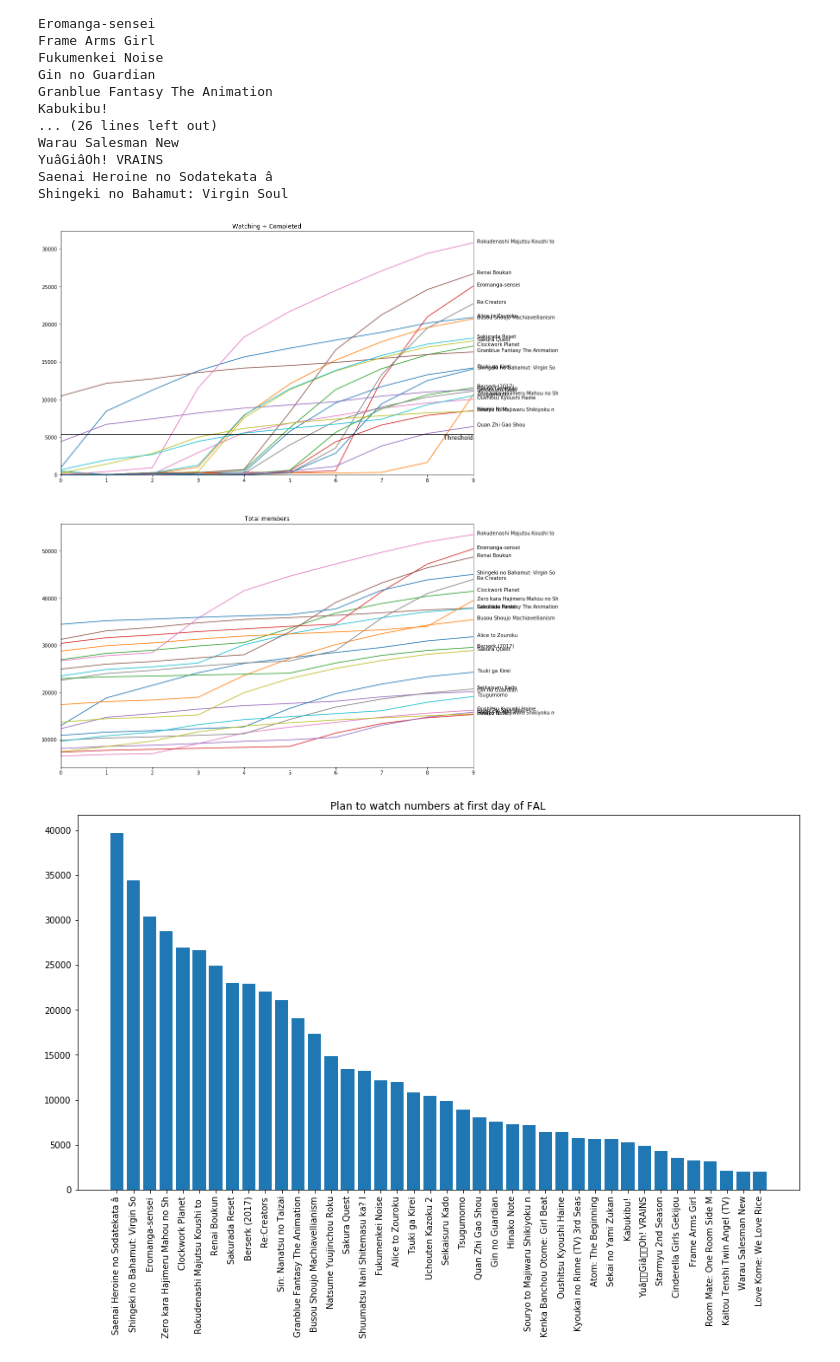
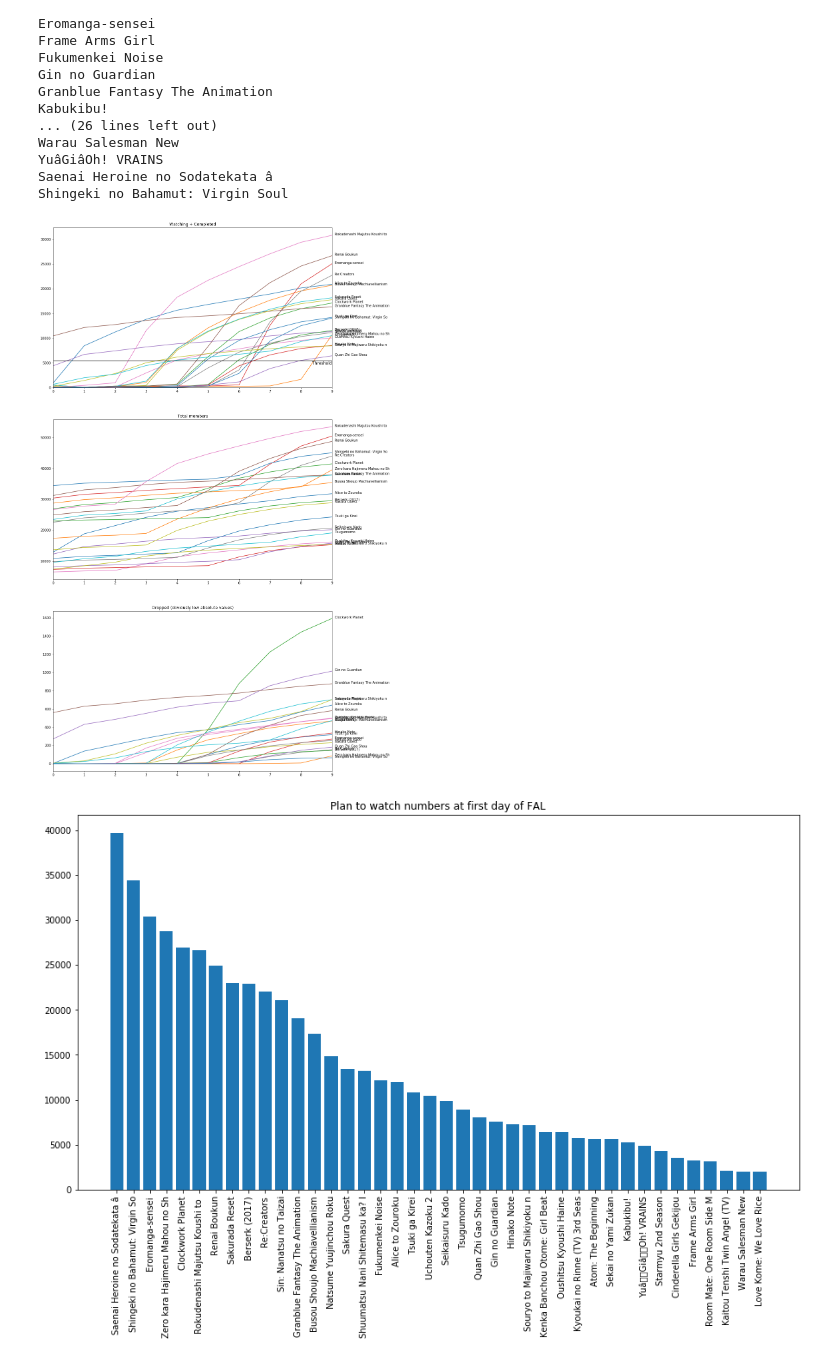
Before and after one commit to leyhline/falchooser, a Jupyter notebook: analysis.ipynb, the cells around one changed output. Drawn from its saved outputs; the diff is of its cells as text; code cells hidden in the pictures.

```diff
--- a/analysis.ipynb
+++ b/analysis.ipynb
@@ -20,7 +20,7 @@ def get_statistics(anime: str="", id=None, first_day: int=0, last_day: int=-1):
     else:
         sqlfilter = Anime.title.ilike("%"+anime+"%")
     stats = SESSION.query(Anime.title, Statistics.day, Statistics.watching + Statistics.completed, Statistics.users,
-                          Statistics.ranked, Statistics.popularity, Statistics.members, Statistics.favorites).join(
+                          Statistics.ranked, Statistics.popularity, Statistics.members, Statistics.favorites, Statistics.dropped).join(
                             Statistics, Statistics.anime==Anime.id).filter(
                             sqlfilter, Statistics.day >= first_day, Statistics.day <= last_day).order_by(
                             Anime.title, Statistics.day)
@@ -62,36 +62,44 @@ Shingeki no Bahamut: Virgin Soul
 # %%
 watching_threshold = SESSION.query(Statistics.members).filter(
     Statistics.anime.in_(anime_ids)).order_by(Statistics.members.desc()).first()[0] / 10
 watching_index = 2
 member_index = 6
-fig = plt.figure(figsize=(15,20))
-ax1 = fig.add_subplot(2, 1, 1)
-ax2 = fig.add_subplot(2, 1, 2)
+dropped_index = 8
+fig = plt.figure(figsize=(15,30))
+ax1 = fig.add_subplot(3, 1, 1)
+ax2 = fig.add_subplot(3, 1, 2)
+ax3 = fig.add_subplot(3, 1, 3)
 ax1.set_title("Watching + Completed")
 ax2.set_title("Total members")
+ax3.set_title("Dropped (obviously low absolute values)")
 for id in anime_ids:
     anime_stats = get_statistics(id=id)
     if anime_stats[up_to_days][watching_index] > watching_threshold:
         title = anime_stats[0][0][:30]
         days = [stat[1] for stat in anime_stats]
         watching = [stat[watching_index] for stat in anime_stats]
         members = [stat[member_index] for stat in anime_stats]
+        dropped = [stat[dropped_index] for stat in anime_stats]
         ax1.plot(days, watching, label=title)
         ax1.text(up_to_days * 1.01, watching[-1], title)
         ax2.plot(days, members, label=title)
         ax2.text(up_to_days * 1.01, members[-1], title)
+        ax3.plot(days, dropped, label=title)
+        ax3.text(up_to_days * 1.01, dropped[-1], title)
 ax1.set_ylim(bottom=0)
 ax1.set_xlim(left=0)
 ax1.set_xlim(right=up_to_days)
 ax2.set_xlim(left=0)
 ax2.set_xlim(right=up_to_days)
+ax3.set_xlim(left=0)
+ax3.set_xlim(right=up_to_days)
 ax1.axhline(watching_threshold, color="black")
 ax1.text(up_to_days, watching_threshold, "Threshold", color="black",
         horizontalalignment="right", verticalalignment="top", size="large")
 plt.xticks(days)
 plt.show()
 # %% [output]
-[figure, old version]
+[figure, new version]
 # %%
 query = SESSION.query(Anime.title, Statistics.plantowatch).join(Statistics, Statistics.anime==Anime.id).filter(
     Statistics.day==0, ~Anime.title.in_(filtered_titles)).order_by(Statistics.plantowatch.desc()).all()
```
Also changed, not shown: parts of 1 cell of this notebook.
